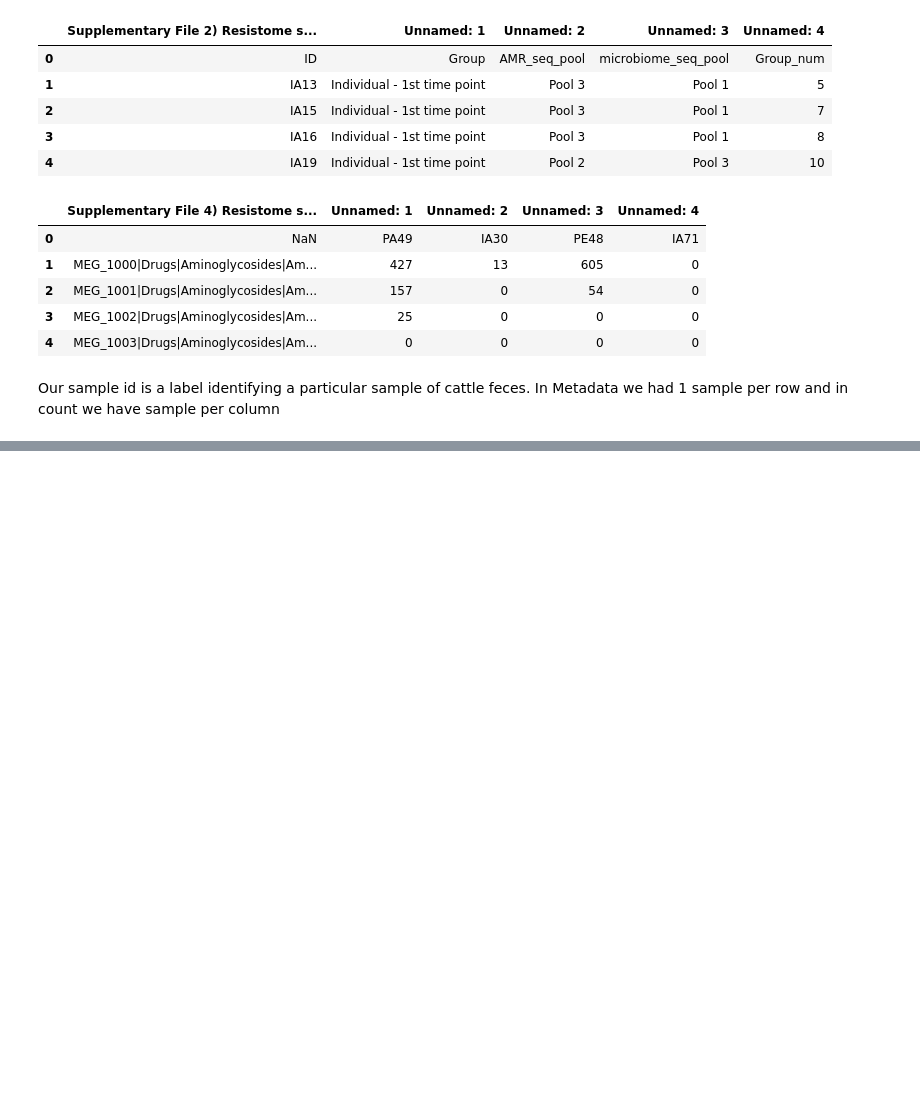
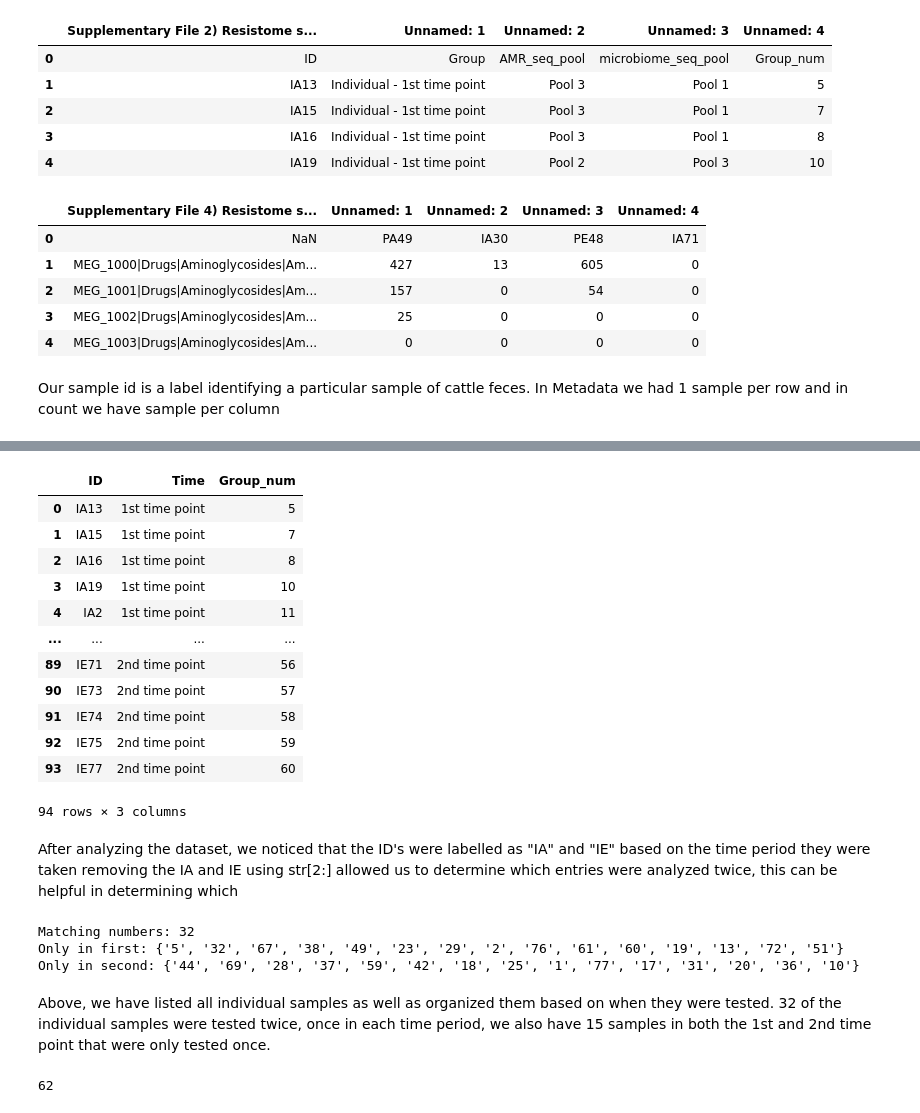
Before and after one commit to robinranaprofessional-commits/Microbiome-Analysis-for-Antimicrobial-Resistances, a Jupyter notebook: Python Notebook.ipynb, the cells around one changed output, grey strips where cells are left out. Saved outputs shown, nothing was run; the diff lists cells and outputs as text; code cells hidden in the pictures; blank space fills up the shorter version.

```diff
--- a/Python Notebook.ipynb
+++ b/Python Notebook.ipynb
@@ -194,0 +227,2 @@ Our sample id is a label identifying a particular sample of cattle feces. In Met
+# %%
+individual_samples = metadata[metadata["Sample_type"] == "Individual"].copy()
@@ -194,0 +268,38 @@ Our sample id is a label identifying a particular sample of cattle feces. In Met
+# %%
+display(individual_samples[["ID", "Time", "Group_num"]])
+# %% [output]
+|  | ID | Time | Group_num |
+| 0 | IA13 | 1st time point | 5 |
+| 1 | IA15 | 1st time point | 7 |
+| 2 | IA16 | 1st time point | 8 |
+| 3 | IA19 | 1st time point | 10 |
+| 4 | IA2 | 1st time point | 11 |
+| ... | ... | ... | ... |
+| 89 | IE71 | 2nd time point | 56 |
+| 90 | IE73 | 2nd time point | 57 |
+| 91 | IE74 | 2nd time point | 58 |
+| 92 | IE75 | 2nd time point | 59 |
+| 93 | IE77 | 2nd time point | 60 |
+94 rows × 3 columns
+# %% [markdown]
+After analyzing the dataset, we noticed that the ID's were labelled as "IA" and "IE" based on the time period they were taken removing the IA and IE using str[2:] allowed us to determine which entries were analyzed twice, this can be helpful in determining which
+# %%
+first_ids = set(individual_samples[individual_samples["Time"] == "1st time point"]["ID"].str[2:])
+
+second_ids = set(individual_samples[individual_samples["Time"] == "2nd time point"]["ID"].str[2:])
+
+print("Matching numbers:", len(first_ids & second_ids))
+print("Only in first:", first_ids - second_ids)
+print("Only in second:", second_ids - first_ids)
+# %% [output]
+Matching numbers: 32
+Only in first: {'5', '32', '67', '38', '49', '23', '29', '2', '76', '61', '60', '19', '13', '72', '51'}
+Only in second: {'44', '69', '28', '37', '59', '42', '18', '25', '1', '77', '17', '31', '20', '36', '10'}
+# %% [markdown]
+Above, we have listed all individual samples as well as organized them based on when they were tested.
+32 of the individual samples were tested twice, once in each time period, we also have 15 samples in both the 1st and 2nd time point that were only tested once.
+# %%
+individual_samples["Animal_ID"] = individual_samples["ID"].str[2:]
+print(individual_samples["Animal_ID"].nunique())
+# %% [output]
+62
```
Also changed, not shown: parts of 19 cells of this notebook.
